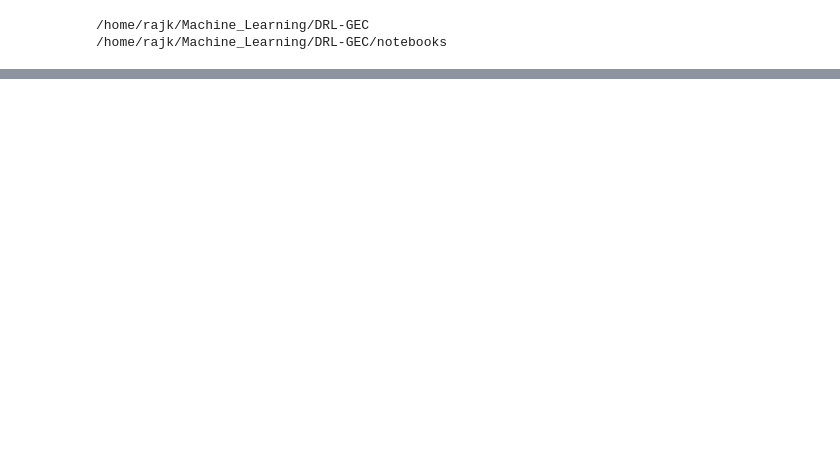
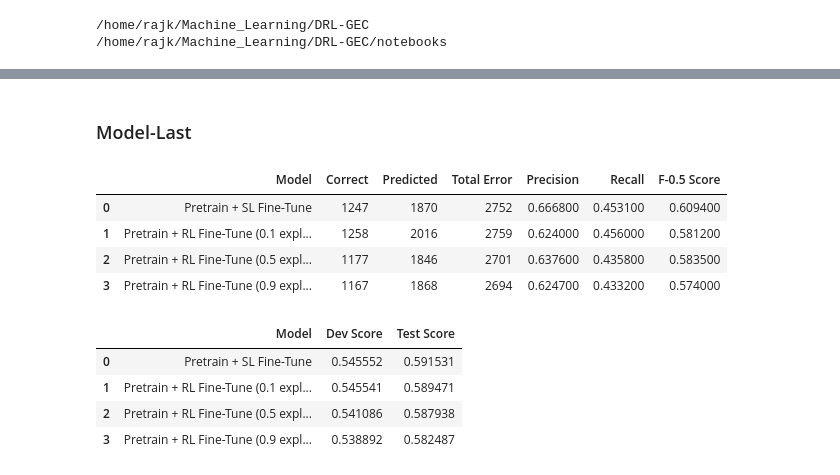
Before and after one commit to RajK853/DRL-GEC, a Jupyter notebook: notebooks/Generate_Score_Report.ipynb, the cells around one changed output, grey strips where cells are left out. Saved outputs shown, nothing was run; the diff lists cells and outputs as text; code cells hidden in the pictures; blank space fills up the shorter version.

```diff
--- a/notebooks/Generate_Score_Report.ipynb
+++ b/notebooks/Generate_Score_Report.ipynb
@@ -10,0 +142,23 @@ from src.utils import load_text
+# %% [markdown]
+### Model-Last
+# %%
+model_dict = {
+    "Pretrain + SL Fine-Tune": (os.path.abspath("sl_logs/finetune_wi+locness_01:11:2022_12:09/"), "model-best"),
+    "Pretrain + RL Fine-Tune (0.1 explore)": (os.path.abspath("pg_logs/finetune_rl_03_11_2022_14:31/"), "model-last"),
+    "Pretrain + RL Fine-Tune (0.5 explore)": (os.path.abspath("pg_logs/finetune_rl_03_11_2022_10:20/"), "model-last"),
+    "Pretrain + RL Fine-Tune (0.9 explore)": (os.path.abspath("pg_logs/finetune_rl_02_11_2022_13:10/"), "model-last"),
+}
+
+conll_df = gen_conll_report(model_dict)
+jfleg_df = gen_jfleg_report(model_dict)
+# %% [output]
+|  | Model | Correct | Predicted | Total Error | Precision | Recall | F-0.5 Score |
+| 0 | Pretrain + SL Fine-Tune | 1247 | 1870 | 2752 | 0.666800 | 0.453100 | 0.609400 |
+| 1 | Pretrain + RL Fine-Tune (0.1 expl... | 1258 | 2016 | 2759 | 0.624000 | 0.456000 | 0.581200 |
+| 2 | Pretrain + RL Fine-Tune (0.5 expl... | 1177 | 1846 | 2701 | 0.637600 | 0.435800 | 0.583500 |
+| 3 | Pretrain + RL Fine-Tune (0.9 expl... | 1167 | 1868 | 2694 | 0.624700 | 0.433200 | 0.574000 |
+|  | Model | Dev Score | Test Score |
+| 0 | Pretrain + SL Fine-Tune | 0.545552 | 0.591531 |
+| 1 | Pretrain + RL Fine-Tune (0.1 expl... | 0.545541 | 0.589471 |
+| 2 | Pretrain + RL Fine-Tune (0.5 expl... | 0.541086 | 0.587938 |
+| 3 | Pretrain + RL Fine-Tune (0.9 expl... | 0.538892 | 0.582487 |
```
Also changed, not shown: parts of 31 cells of this notebook, 6 other files.
